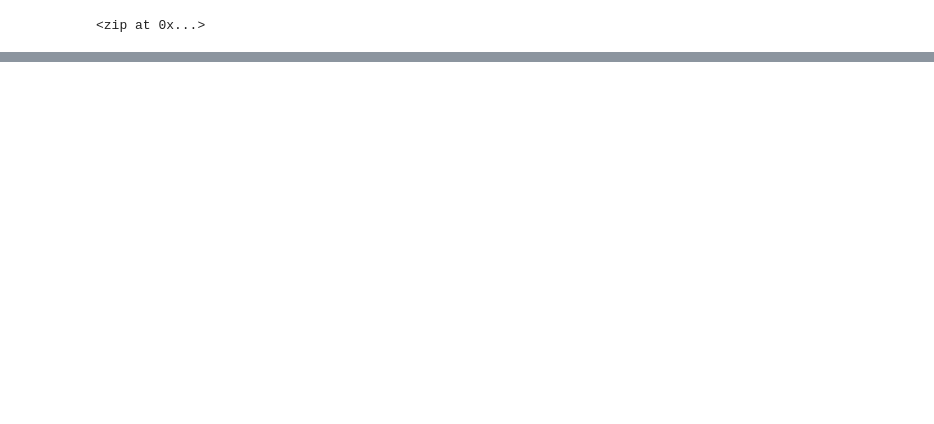
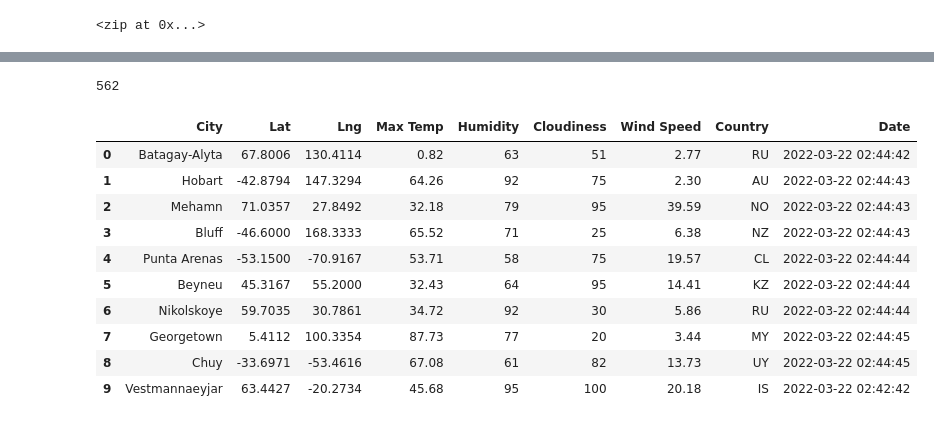
Before and after one commit to jrpillai/World_Weather_Analysis, a Jupyter notebook: WeatherPy.ipynb, the cells around one changed output, grey strips where cells are left out. Saved outputs shown, nothing was run; the diff lists cells and outputs as text; code cells hidden in the pictures; blank space fills up the shorter version.

```diff
--- a/WeatherPy.ipynb
+++ b/WeatherPy.ipynb
@@ -56,0 +67,14 @@ len(cities)
+# %%
+# Starting URL for Weather Map API Call.
+url = "http://api.openweathermap.org/data/2.5/weather?units=Imperial&APPID=" + weather_api_key
+# print(url)
+# %%
+# Create an empty list to hold the weather data.
+city_data = []
+# Print the beginning of the logging.
+print("Beginning Data Retrieval     ")
+print("-----------------------------")
+
+# Create counters.
+record_count = 1
+set_count = 1
@@ -56,0 +154,21 @@ len(cities)
+# %%
+# Get length of array to ensure we have enough cities (more than 500)
+len(city_data)
+# %% [output]
+562
+# %%
+# Convert the array of dictionaries to a Pandas DataFrame.
+city_data_df = pd.DataFrame(city_data)
+city_data_df.head(10)
+# %% [output]
+|  | City | Lat | Lng | Max Temp | Humidity | Cloudiness | Wind Speed | Country | Date |
+| 0 | Batagay-Alyta | 67.8006 | 130.4114 | 0.82 | 63 | 51 | 2.77 | RU | 2022-03-22 02:44:42 |
+| 1 | Hobart | -42.8794 | 147.3294 | 64.26 | 92 | 75 | 2.30 | AU | 2022-03-22 02:44:43 |
+| 2 | Mehamn | 71.0357 | 27.8492 | 32.18 | 79 | 95 | 39.59 | NO | 2022-03-22 02:44:43 |
+| 3 | Bluff | -46.6000 | 168.3333 | 65.52 | 71 | 25 | 6.38 | NZ | 2022-03-22 02:44:43 |
+| 4 | Punta Arenas | -53.1500 | -70.9167 | 53.71 | 58 | 75 | 19.57 | CL | 2022-03-22 02:44:44 |
+| 5 | Beyneu | 45.3167 | 55.2000 | 32.43 | 64 | 95 | 14.41 | KZ | 2022-03-22 02:44:44 |
+| 6 | Nikolskoye | 59.7035 | 30.7861 | 34.72 | 92 | 30 | 5.86 | RU | 2022-03-22 02:44:44 |
+| 7 | Georgetown | 5.4112 | 100.3354 | 87.73 | 77 | 20 | 3.44 | MY | 2022-03-22 02:44:45 |
+| 8 | Chuy | -33.6971 | -53.4616 | 67.08 | 61 | 82 | 13.73 | UY | 2022-03-22 02:44:45 |
+| 9 | Vestmannaeyjar | 63.4427 | -20.2734 | 45.68 | 95 | 100 | 20.18 | IS | 2022-03-22 02:42:42 |
```
Also changed, not shown: parts of 8 cells of this notebook, 2 other files.
